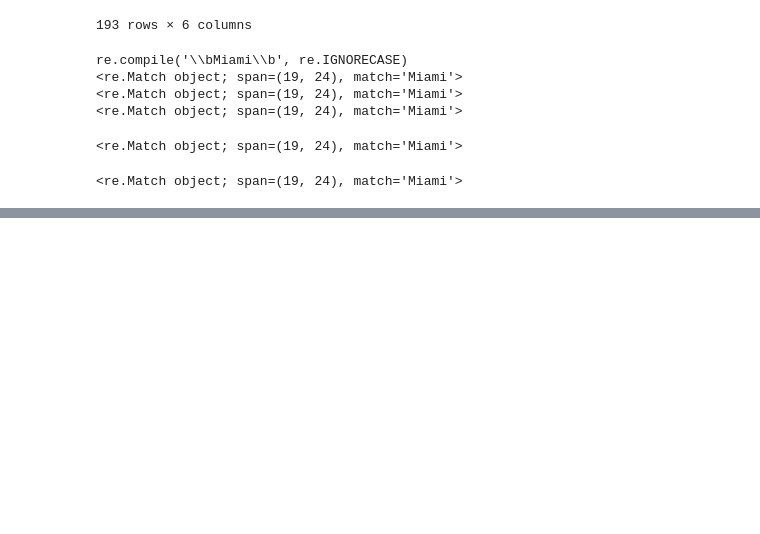
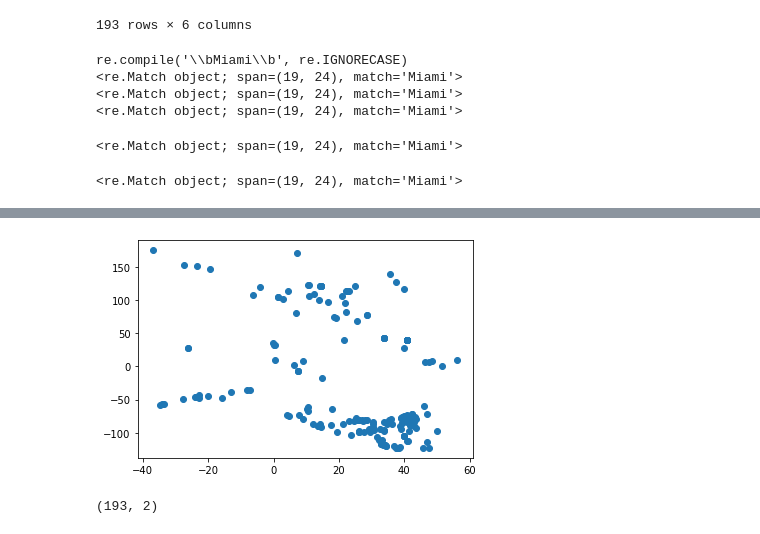
Before and after one commit to israelcv80/man_outrbreak, a Jupyter notebook: dICOVER oUTBREAKS.ipynb, the cells around one changed output, grey strips where cells are left out. Saved outputs shown, nothing was run; the diff lists cells and outputs as text; code cells hidden in the pictures; blank space fills up the shorter version.

```diff
--- a/dICOVER oUTBREAKS.ipynb
+++ b/dICOVER oUTBREAKS.ipynb
@@ -256,0 +300,15 @@ len(pds[pds["headline"]=="Zika Outbreak Hits Miami"].index)
+# %%
+plt.scatter(pds.latitude, pds.longitude)
+plt.show()
+# %% [output]
+[figure, added]
+# %%
+kmns  = KMeans()
+
+
+
+X = np.array(pds[["latitude","longitude"]])
+#y = np.array(dataframe['categoria'])
+X.shape
+# %% [output]
+(193, 2)
```
Also changed, not shown: parts of 20 cells of this notebook.
